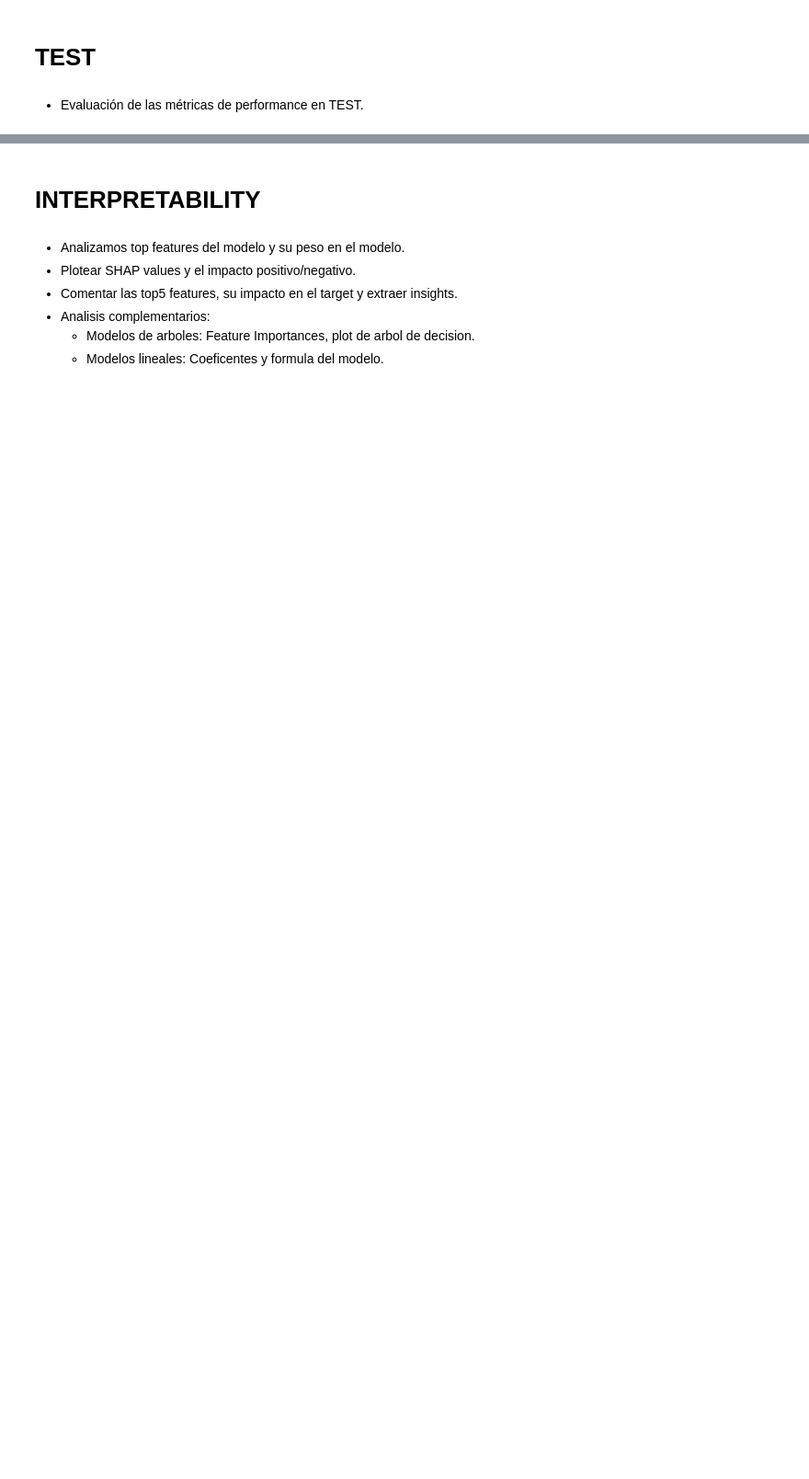
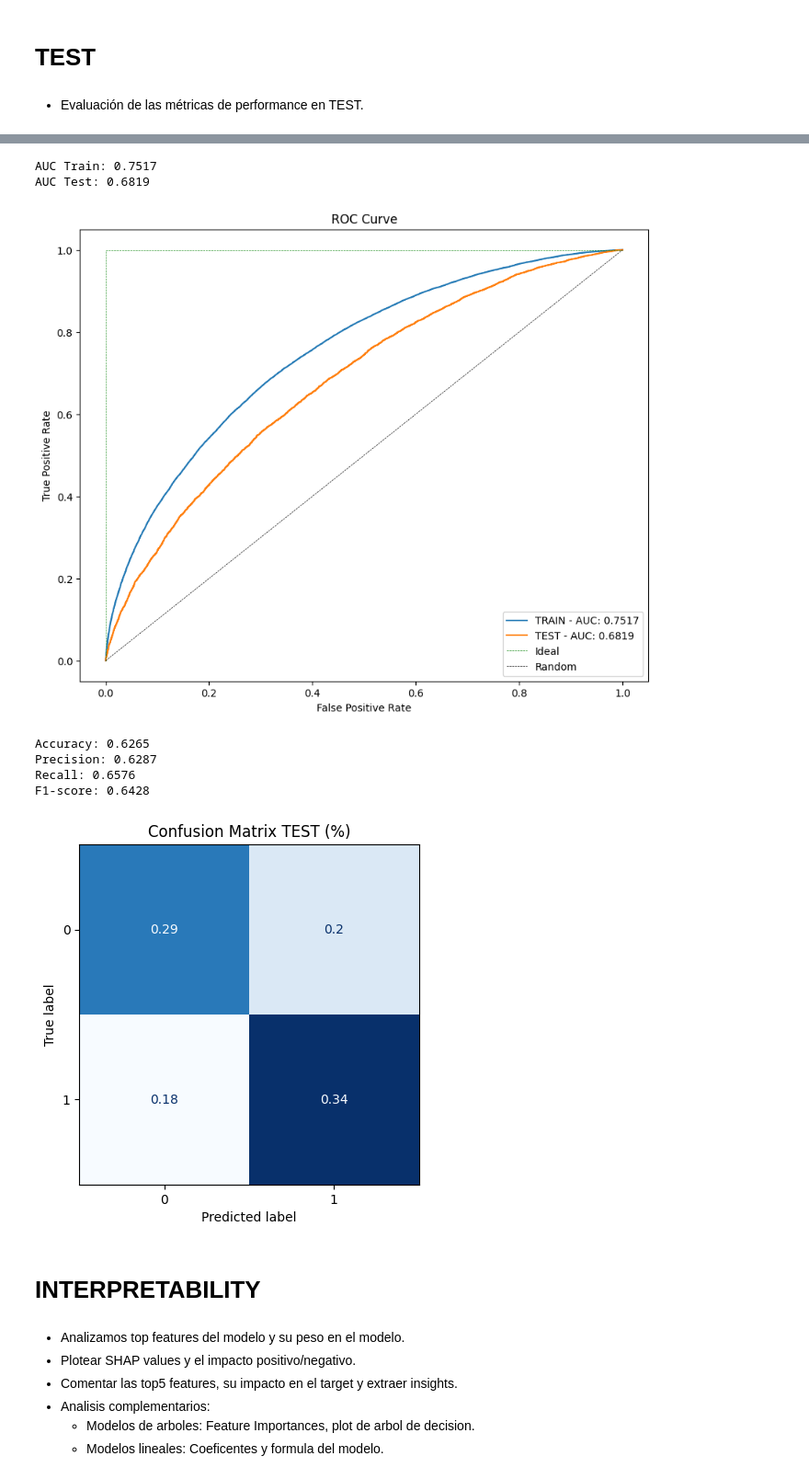
Before and after one commit to dgonzalezDS/Entregable2, a Jupyter notebook: SUP ML 2 - Model.ipynb, the cells around one changed output, grey strips where cells are left out. Shown: that part at 92% size. Saved outputs shown, nothing was run; the diff lists cells and outputs as text; code cells hidden in the pictures; blank space fills up the shorter version.

```diff
--- a/SUP ML 2 - Model.ipynb
+++ b/SUP ML 2 - Model.ipynb
@@ -424,3 +430,61 @@ Matriz de Confusión:
+# %%
+y_train_pred = best_model.predict(X_train)              # predicciones del modelo en los datos de TRAIN
+y_test_pred = best_model.predict(X_test)                # predicciones del modelo en los datos de TEST
+y_train_pred_proba = best_model.predict_proba(X_train)[:, 1]      # probabilidad de éxito (1) segun el modelo en los datos de TRAIN
+y_test_pred_proba = best_model.predict_proba(X_test)[:, 1]        # probabilidad de éxito (1) segun el modelo en los datos de TEST
+######## AUC #########
+from sklearn.metrics import roc_auc_score
+auc_train = roc_auc_score(y_train, y_train_pred_proba)      # AUC en TRAIN
+auc_test = roc_auc_score(y_test, y_test_pred_proba)         # AUC en TEST
+print('AUC Train:', round(auc_train,4))
+print('AUC Test:', round(auc_test,4))
+########## ROC CURVE #########
+from sklearn.metrics import roc_curve
+# metrics for ROC
+fpr_train, tpr_train, _ = roc_curve(y_train, y_train_pred_proba)
+fpr_test, tpr_test, _ = roc_curve(y_test, y_test_pred_proba)
+#Plot
+plt.figure(figsize=[10,8])
+plt.plot(fpr_train, tpr_train, label='TRAIN - AUC: {:.4f}'.format(auc_train))
+plt.plot(fpr_test, tpr_test, label='TEST - AUC: {:.4f}'.format(auc_test))
+plt.title('ROC Curve')
+plt.plot([0,0,1],[0,1,1], color='green', linestyle='--', linewidth=0.5, label='Ideal')
+plt.plot([0, 1], [0, 1], color='black', linestyle='--', linewidth=0.5, label='Random')
+plt.xlabel('False Positive Rate')
+plt.ylabel('True Positive Rate')
+plt.legend(loc="lower right")
+plt.show()
+########## CONFUSION MATRIX ##########
+from sklearn.metrics import confusion_matrix, ConfusionMatrixDisplay
+cm_test = confusion_matrix(y_test, y_test_pred)
+ConfusionMatrixDisplay(confusion_matrix=cm_test/len(y_test)).plot(colorbar = False, cmap = 'Blues')
+plt.title('Confusion Matrix TEST (%)')
+plt.plot()
+########## Accuracy, Precision, Recall y F1-Score ##########
+cm_test
+TN = cm_test[0,0]
+TP = cm_test[1,1]
+FP = cm_test[0,1]
+FN = cm_test[1,0]
+total = len(y_test)
+# Rellenar
+accuracy_test = (TN+TP)/total
+precision_test = TP/(TP+FP)
+recall_test = TP/(TP+FN)
+f1_test = 2/(1/recall_test + 1/precision_test)
+print('Accuracy:',round(accuracy_test,4))
+print('Precision:',round(precision_test,4))
+print('Recall:',round(recall_test,4))
+print('F1-score:',round(f1_test,4))
+# %% [output]
+AUC Train: 0.7517
+AUC Test: 0.6819
+[figure, added]
+Accuracy: 0.6265
+Precision: 0.6287
+Recall: 0.6576
+F1-score: 0.6428
+[figure, added]
 # %% [markdown]
 # INTERPRETABILITY
 # %% [markdown]
```
Also changed, not shown: parts of 25 cells of this notebook, 2 other files.
